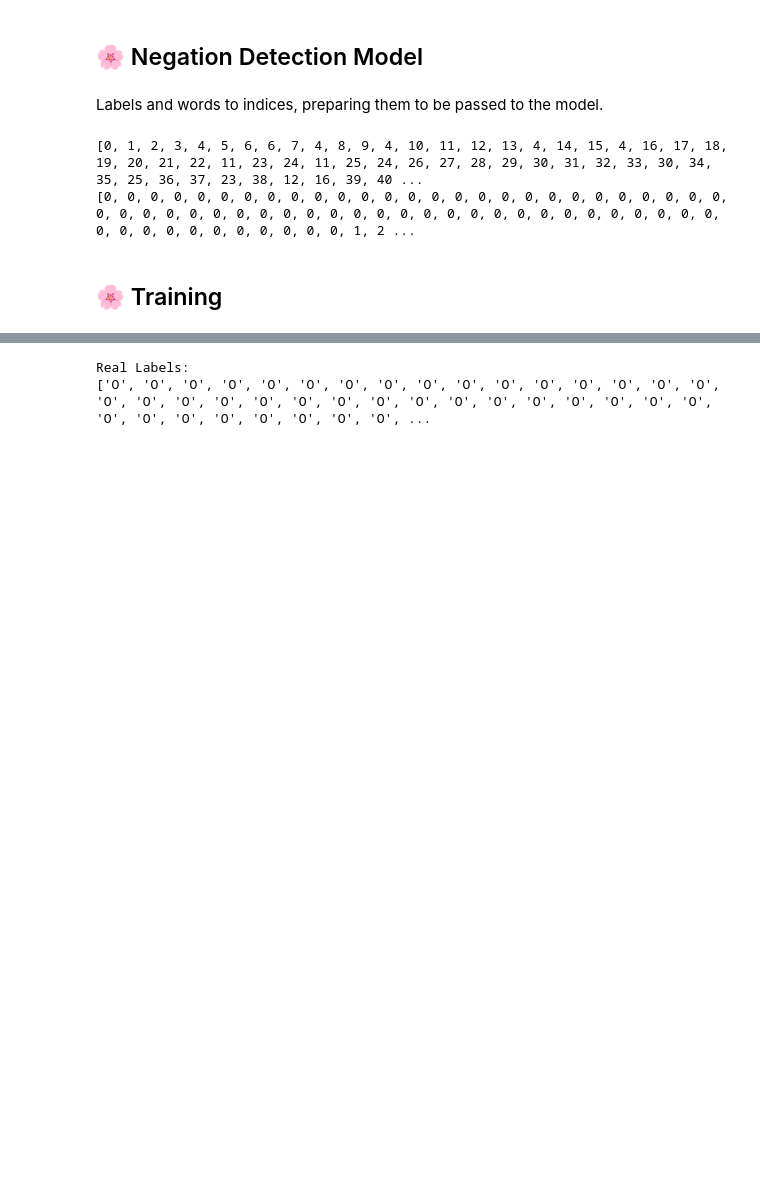
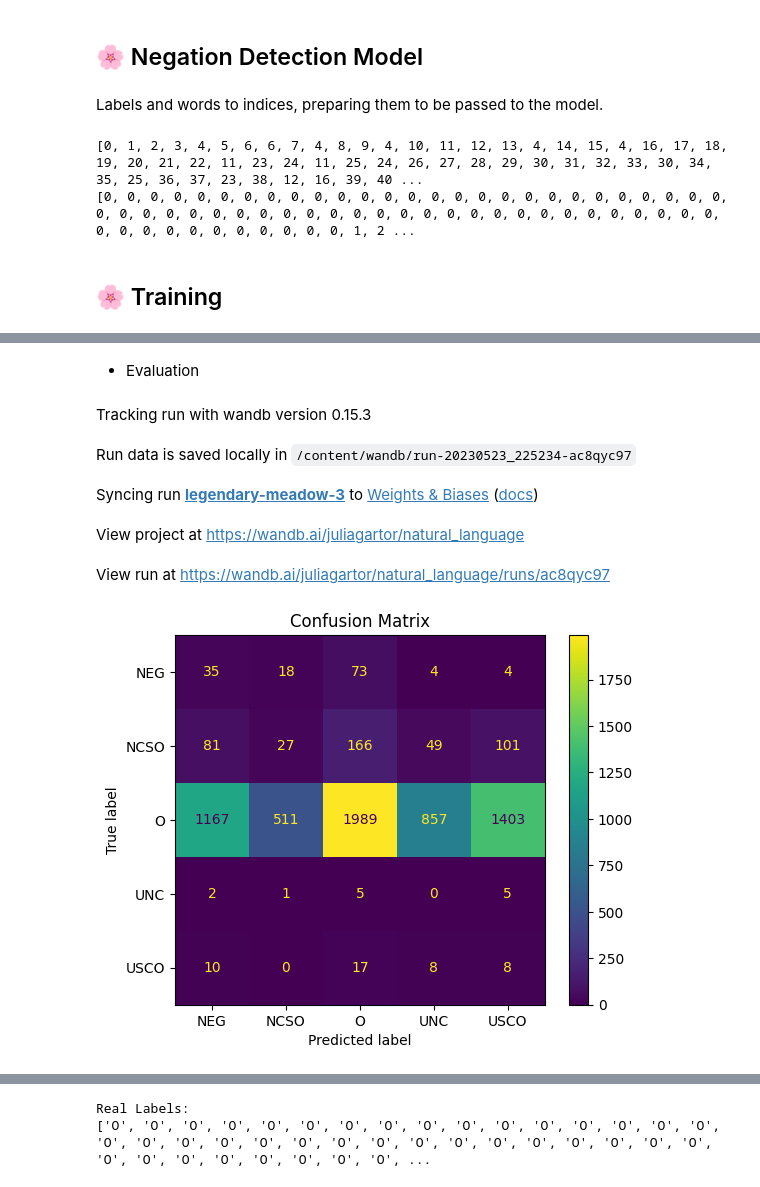
Before and after one commit to Haradai/Project-NLP-2023, a Jupyter notebook: wordmodel.ipynb, the cells around one changed output, grey strips where cells are left out. Saved outputs shown, nothing was run; the diff lists cells and outputs as text; code cells hidden in the pictures; blank space fills up the shorter version.

Commit message:
Almost done, only needs to process data

```diff
--- a/wordmodel.ipynb
+++ b/wordmodel.ipynb
@@ -277,3 +298,5 @@ print(batch_labels_indices)
 [0, 0, 0, 0, 0, 0, 0, 0, 0, 0, 0, 0, 0, 0, 0, 0, 0, 0, 0, 0, 0, 0, 0, 0, 0, 0, 0, 0, 0, 0, 0, 0, 0, 0, 0, 0, 0, 0, 0, 0, 0, 0, 0, 0, 0, 0, 0, 0, 0, 0, 0, 0, 0, 0, 0, 0, 0, 0, 0, 0, 0, 0, 0, 0, 0, 1, 2 ...
 # %% [markdown]
 ## 🌸  Training
+# %%
+num_epochs = 25
@@ -280,7 +309,17 @@ print(batch_labels_indices)
+# %%
+wandb.init(project="natural_language", entity = "juliagartor")
+
+# Log the hyperparameters
+config = {
+    "num_epochs": num_epochs,
+    "batch_size": batch_size,
+    "embedding_dim": embedding_dim,
+    "hidden_dim": hidden_dim,
+}
+wandb.config.update(config)
 # %%
-num_epochs = 10
+for epoch in range(num_epochs):
 
-for epoch in range(num_epochs):
     model.train()
 
     running_loss = 0.0
@@ -324,5 +363,8 @@ for epoch in range(num_epochs):
     # Calculate the average loss for the epoch
     average_loss = running_loss / len(train_dataloader)
 
+    # Log the loss for the current epoch
+    wandb.log({"Loss": average_loss})
+
     # Print the average loss for the epoch
     print(f"Epoch {epoch+1}/{num_epochs}, Loss: {average_loss}")
@@ -340,29 +371,67 @@ Epoch 10/10, Loss: 0.9667973415604953
+# %% [markdown]
+- Evaluation
 # %%
+wandb.init(project="natural_language", entity = "juliagartor")
+
 model.eval()  # Set the model to evaluation mode
+
+all_val_labels = []
+all_predicted_labels = []
 
 for val_inputs, val_labels in val_dataloader:
     batch_inputs_indices.clear()
     batch_labels_indices.clear()
 
     for token in val_inputs:
         batch_inputs_indices.append(dataset.word_to_index(token))
 
     for label in val_labels:
         batch_labels_indices.append(dataset.label_to_index(label))
 
     # Convert batch inputs to a tensor
     batch_inputs_tensor = torch.tensor(batch_inputs_indices)
 
     # Forward pass
     outputs = model(batch_inputs_tensor)
 
     # Get the predicted labels
     _, predicted_indices = torch.max(outputs, 1)
 
     # Convert predicted indices to label format
     predicted_labels = [dataset.index_to_label(index) for index in predicted_indices]
 
-    # Print the true labels and predicted labels for the batch
-    for true_label, predicted_label in zip(val_labels, predicted_labels):
-        print(f"True Label: {true_label}, Predicted Label: {predicted_label}")
+    # Accumulate the labels and predictions
+    all_val_labels.extend(val_labels)
+    all_predicted_labels.extend(predicted_labels)
+
+# Convert labels to numpy arrays
+val_labels_array = np.array(all_val_labels)
+predicted_labels_array = np.array(all_predicted_labels)
+
+# Calculate the confusion matrix
+cm = confusion_matrix(val_labels_array, predicted_labels_array)
+
+# Calculate accuracy
+accuracy = np.sum(np.diag(cm)) / np.sum(cm)
+
+wandb.log({"Confusion Matrix": wandb.plot.confusion_matrix(y_true=val_labels_array, preds=predicted_labels_array),
+           "Accuracy": accuracy})
+
+disp = ConfusionMatrixDisplay(confusion_matrix=cm, display_labels=["NEG","NCSO","O","UNC","USCO"])
+disp.plot()
+plt.title("Confusion Matrix")
+plt.show()
+
+# Print accuracy
+print("Accuracy: {:.2f}%".format(accuracy * 100))
+
+# Print classification report
+print("Classification Report:")
+print(classification_report(val_labels_array, predicted_labels_array,zero_division=0))
 # %% [output]
+Tracking run with wandb version 0.15.3
+Run data is saved locally in /content/wandb/run-20230523_225234-ac8qyc97
+Syncing run legendary-meadow-3 to Weights & Biases (docs)
+View project at https://wandb.ai/juliagartor/natural_language
+View run at https://wandb.ai/juliagartor/natural_language/runs/ac8qyc97
+[figure, added]
```
Also changed, not shown: parts of 15 cells of this notebook.
